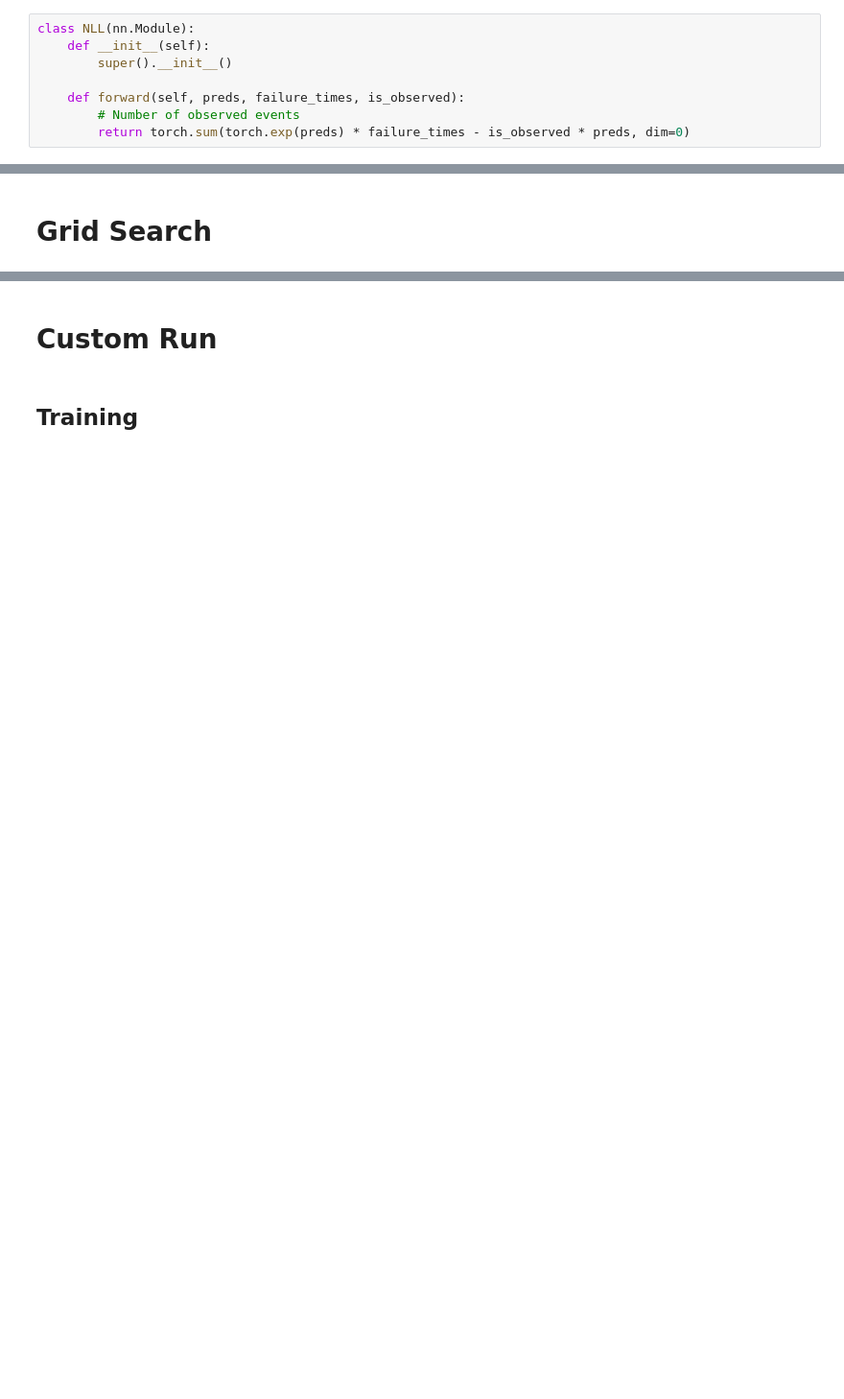
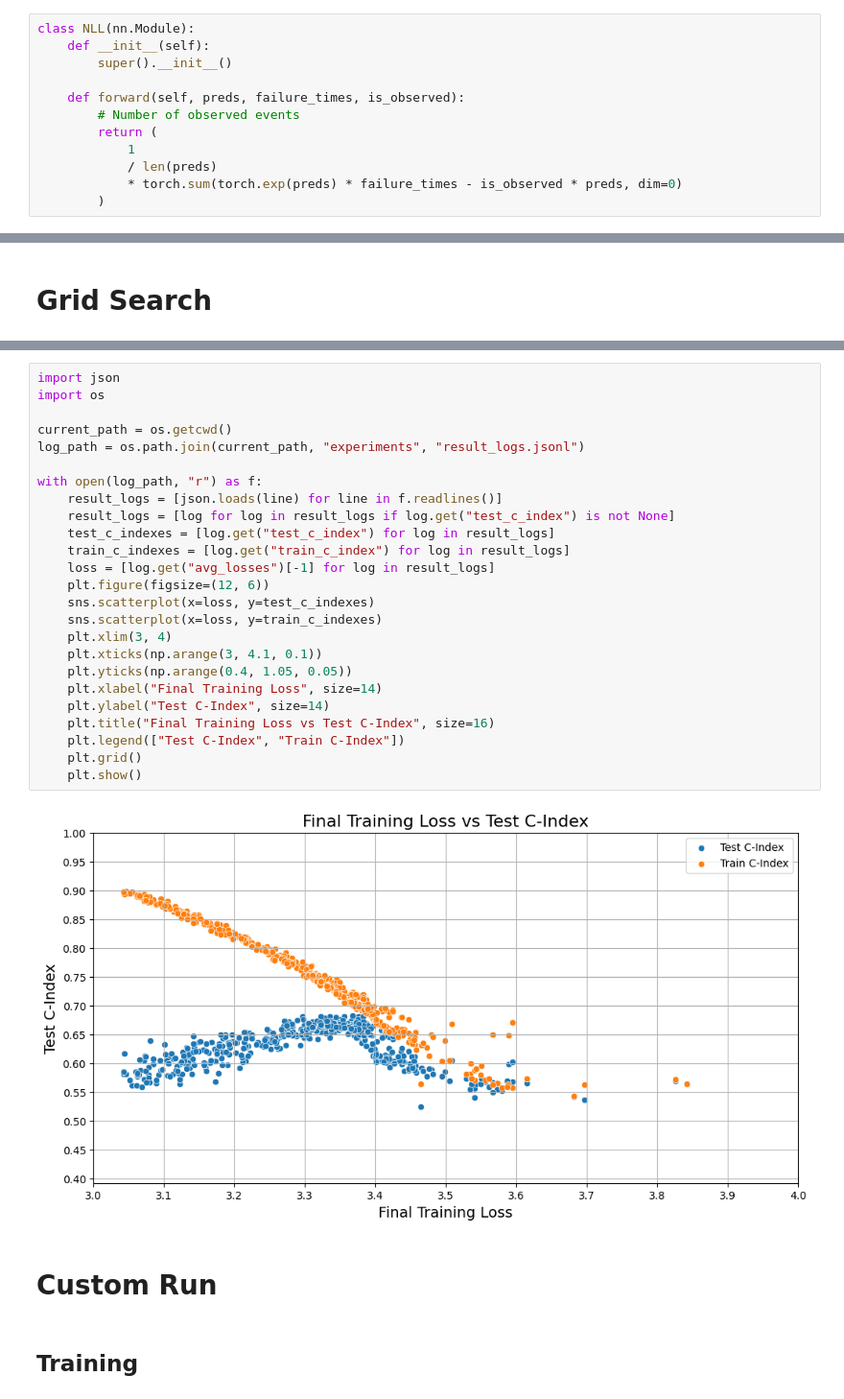
Before and after one commit to Riezmann75/survival-analysis, a Jupyter notebook: metabric_eda.ipynb, the cells around one changed output, grey strips where cells are left out. Shown at 96% size. Drawn from its saved outputs; the diff is of its cells as text; blank space fills up the shorter version.

```diff
--- a/metabric_eda.ipynb
+++ b/metabric_eda.ipynb
@@ -633,7 +641,11 @@ class NLL(nn.Module):
 
     def forward(self, preds, failure_times, is_observed):
         # Number of observed events
-        return torch.sum(torch.exp(preds) * failure_times - is_observed * preds, dim=0)
+        return (
+            1
+            / len(preds)
+            * torch.sum(torch.exp(preds) * failure_times - is_observed * preds, dim=0)
+        )
 # %%
 class ProfiledNLL(nn.Module):
     def __init__(self):
@@ -965,3 +996,30 @@ with open(log_path, "r") as f:
+# %%
+import json
+import os
+
+current_path = os.getcwd()
+log_path = os.path.join(current_path, "experiments", "result_logs.jsonl")
+
+with open(log_path, "r") as f:
+    result_logs = [json.loads(line) for line in f.readlines()]
+    result_logs = [log for log in result_logs if log.get("test_c_index") is not None]
+    test_c_indexes = [log.get("test_c_index") for log in result_logs]
+    train_c_indexes = [log.get("train_c_index") for log in result_logs]
+    loss = [log.get("avg_losses")[-1] for log in result_logs]
+    plt.figure(figsize=(12, 6))
+    sns.scatterplot(x=loss, y=test_c_indexes)
+    sns.scatterplot(x=loss, y=train_c_indexes)
+    plt.xlim(3, 4)
+    plt.xticks(np.arange(3, 4.1, 0.1))
+    plt.yticks(np.arange(0.4, 1.05, 0.05))
+    plt.xlabel("Final Training Loss", size=14)
+    plt.ylabel("Test C-Index", size=14)
+    plt.title("Final Training Loss vs Test C-Index", size=16)
+    plt.legend(["Test C-Index", "Train C-Index"])
+    plt.grid()
+    plt.show()
+# %% [output]
+[figure, added]
 # %% [markdown]
 # Custom Run
 # %% [markdown]
```
Also changed, not shown: parts of 42 cells of this notebook, 2 other files.
